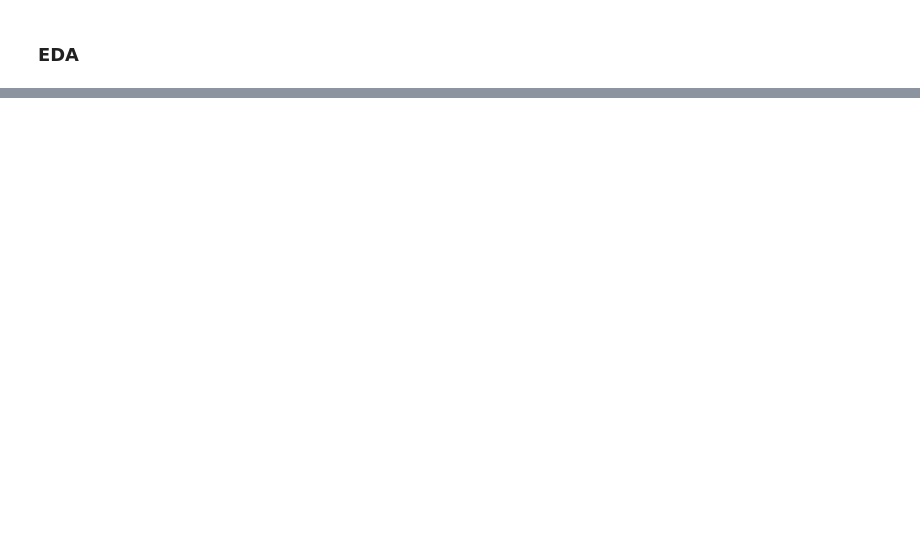
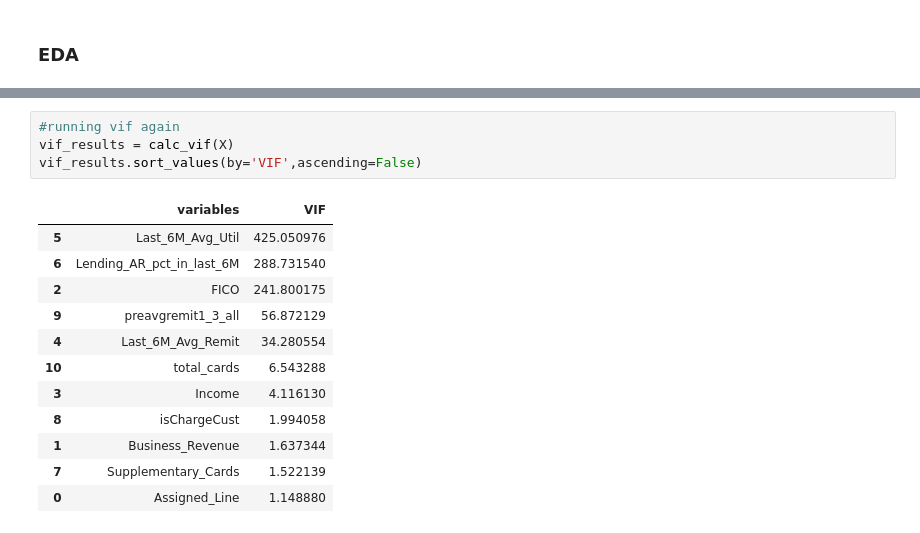
Before and after one commit to lalit-kumr/dsp_case_study, a Jupyter notebook: Assesment_case_study.ipynb, the cells around one changed output, grey strips where cells are left out. Cells and saved outputs as stored; diff of their text form; blank space fills up the shorter version.

```diff
--- a/Assesment_case_study.ipynb
+++ b/Assesment_case_study.ipynb
@@ -194,0 +328,17 @@ df.describe()
+# %%
+#running vif again
+vif_results = calc_vif(X)
+vif_results.sort_values(by='VIF',ascending=False)
+# %% [output]
+|  | variables | VIF |
+| 5 | Last_6M_Avg_Util | 425.050976 |
+| 6 | Lending_AR_pct_in_last_6M | 288.731540 |
+| 2 | FICO | 241.800175 |
+| 9 | preavgremit1_3_all | 56.872129 |
+| 4 | Last_6M_Avg_Remit | 34.280554 |
+| 10 | total_cards | 6.543288 |
+| 3 | Income | 4.116130 |
+| 8 | isChargeCust | 1.994058 |
+| 1 | Business_Revenue | 1.637344 |
+| 7 | Supplementary_Cards | 1.522139 |
+| 0 | Assigned_Line | 1.148880 |
```
Also changed, not shown: parts of 36 cells of this notebook.
